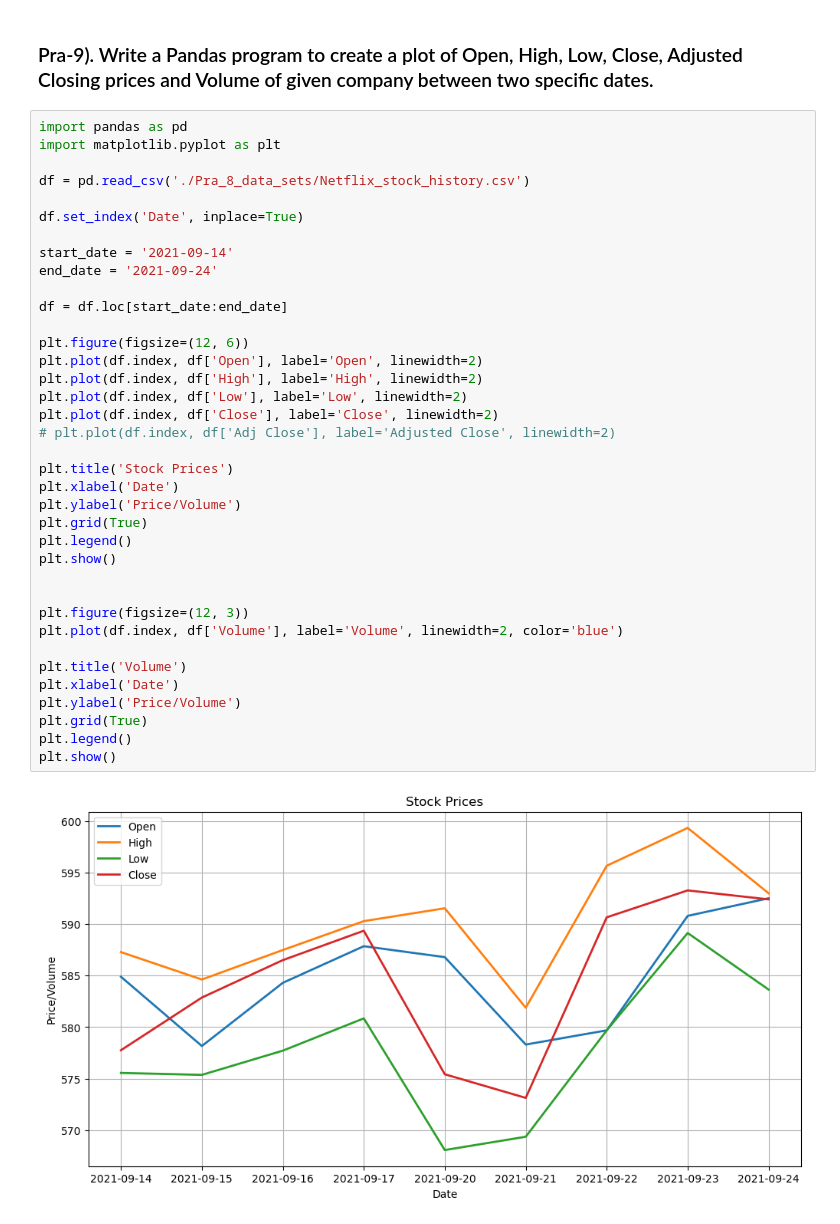
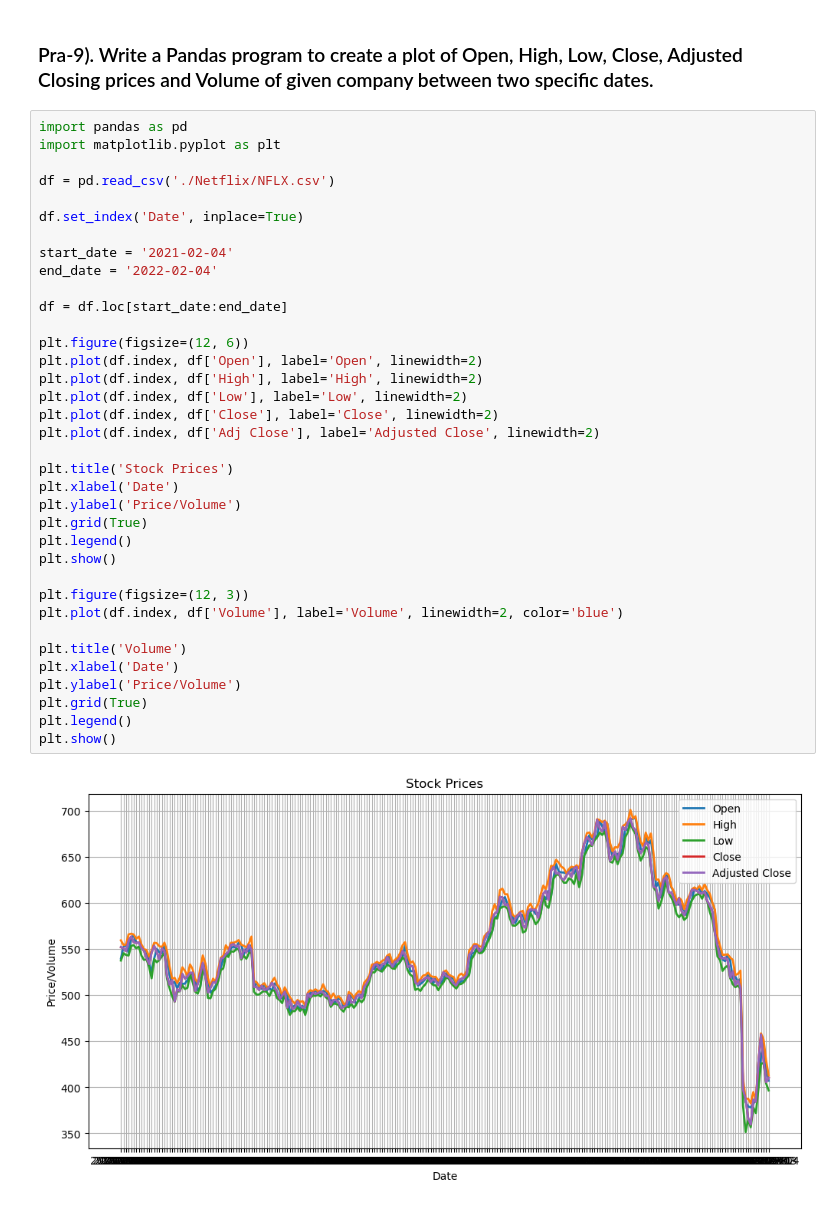
Before and after one commit to MihirModhwadiya/machine-learning, a Jupyter notebook: Pra-9.ipynb, the cells around one changed output. Saved outputs shown, nothing was run; the diff lists cells and outputs as text.

```diff
--- a/Pra-9.ipynb
+++ b/Pra-9.ipynb
@@ -4,38 +4,37 @@
 import pandas as pd
 import matplotlib.pyplot as plt
 
-df = pd.read_csv('./Pra_8_data_sets/Netflix_stock_history.csv')
+df = pd.read_csv('./Netflix/NFLX.csv')
 
 df.set_index('Date', inplace=True)
 
-start_date = '2021-09-14'
-end_date = '2021-09-24'
+start_date = '2021-02-04'
+end_date = '2022-02-04'
 
 df = df.loc[start_date:end_date]
 
 plt.figure(figsize=(12, 6))
 plt.plot(df.index, df['Open'], label='Open', linewidth=2)
 plt.plot(df.index, df['High'], label='High', linewidth=2)
 plt.plot(df.index, df['Low'], label='Low', linewidth=2)
 plt.plot(df.index, df['Close'], label='Close', linewidth=2)
-# plt.plot(df.index, df['Adj Close'], label='Adjusted Close', linewidth=2)
+plt.plot(df.index, df['Adj Close'], label='Adjusted Close', linewidth=2)
 
 plt.title('Stock Prices')
 plt.xlabel('Date')
 plt.ylabel('Price/Volume')
 plt.grid(True)
 plt.legend()
 plt.show()
-
 
 plt.figure(figsize=(12, 3))
 plt.plot(df.index, df['Volume'], label='Volume', linewidth=2, color='blue')
 
 plt.title('Volume')
 plt.xlabel('Date')
 plt.ylabel('Price/Volume')
 plt.grid(True)
 plt.legend()
 plt.show()
 # %% [output]
-[figure, old version]
+[figure, new version]
```
Also changed, not shown: parts of 1 cell of this notebook, 7 other files.
